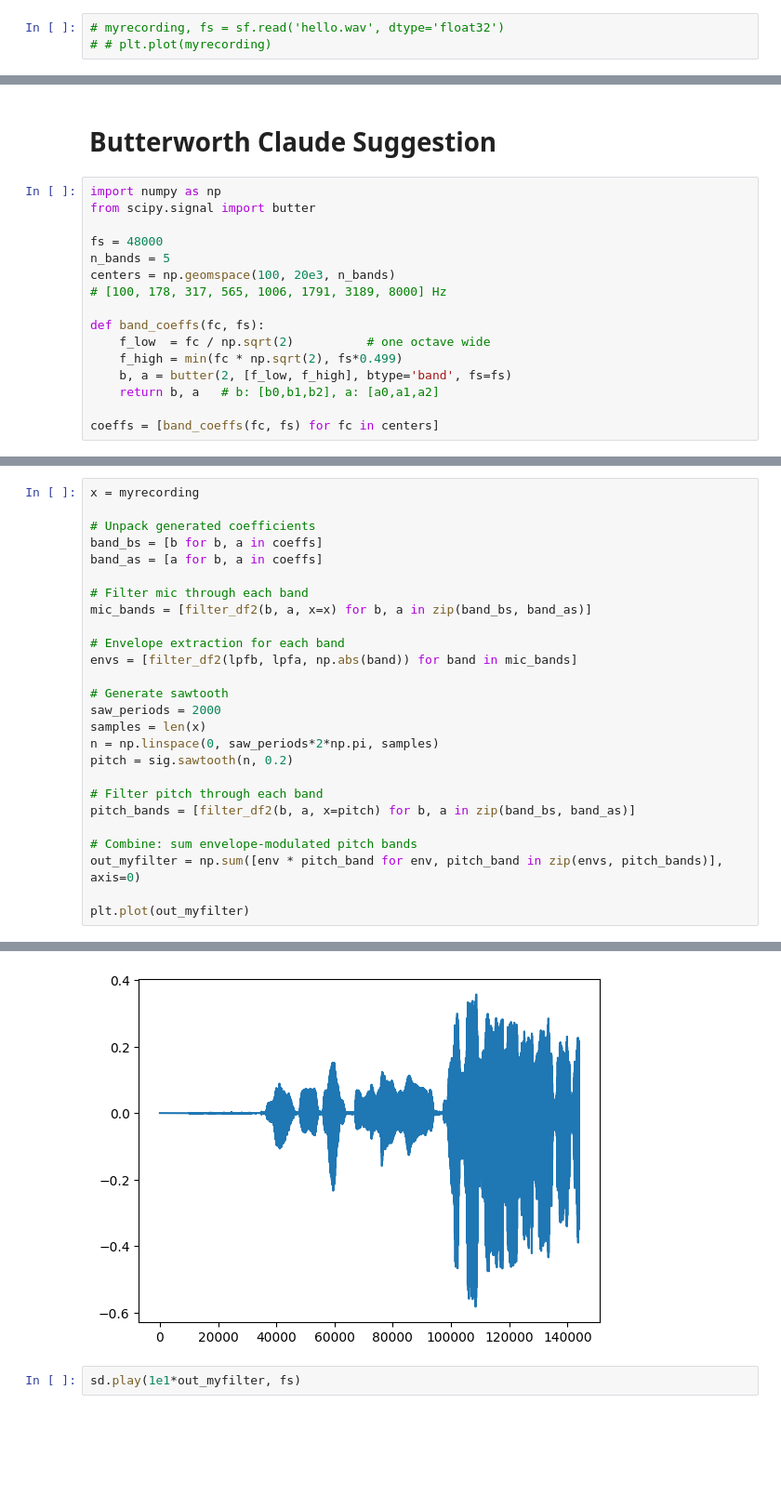
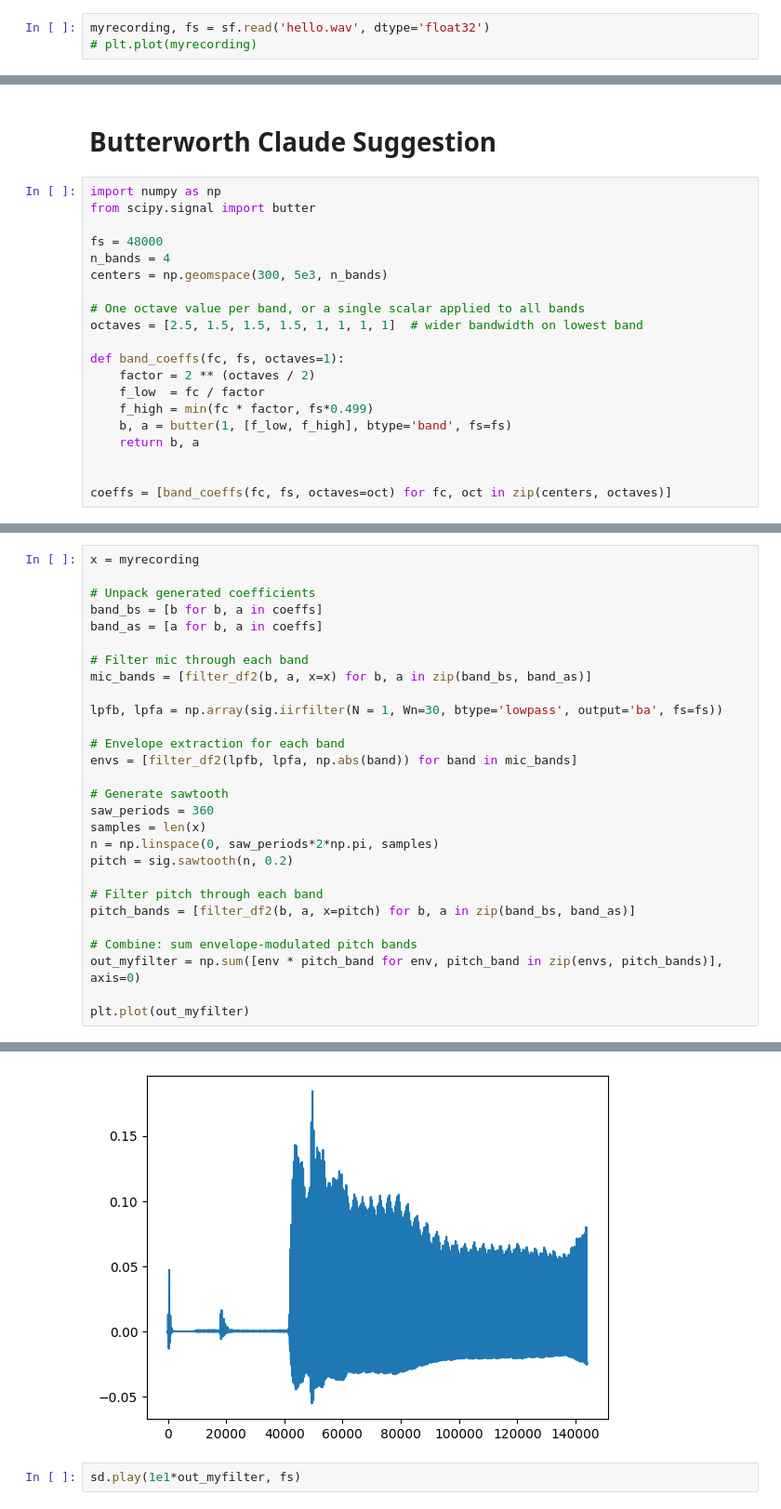
Before and after one commit to jaimepryor0/ttsky-verilog-template-workshop, a Jupyter notebook: src/vocoder_model_iir.ipynb, the cells around one changed output, grey strips where cells are left out. Shown at 93% size. Drawn from its saved outputs; the diff is of its cells as text; blank space fills up the shorter version.

Commit message:
Claude-contributed changes including butterworth filter implementation and plots to assess stability

```diff
--- a/src/vocoder_model_iir.ipynb
+++ b/src/vocoder_model_iir.ipynb
@@ -21,8 +22,8 @@ plt.plot(myrecording)
 # %% [markdown]
 Read in test signal
 # %%
-# myrecording, fs = sf.read('hello.wav', dtype='float32')
-# # plt.plot(myrecording)
+myrecording, fs = sf.read('hello.wav', dtype='float32')
+# plt.plot(myrecording)
 # %%
 # Create a test sinusoid
 f0 = 60
@@ -190,14 +193,18 @@ import numpy as np
 from scipy.signal import butter
 
 fs = 48000
-n_bands = 5
-centers = np.geomspace(100, 20e3, n_bands)
-# [100, 178, 317, 565, 1006, 1791, 3189, 8000] Hz
+n_bands = 4
+centers = np.geomspace(300, 5e3, n_bands)
 
-def band_coeffs(fc, fs):
-    f_low  = fc / np.sqrt(2)          # one octave wide
-    f_high = min(fc * np.sqrt(2), fs*0.499)
-    b, a = butter(2, [f_low, f_high], btype='band', fs=fs)
-    return b, a   # b: [b0,b1,b2], a: [a0,a1,a2]
+# One octave value per band, or a single scalar applied to all bands
+octaves = [2.5, 1.5, 1.5, 1.5, 1, 1, 1, 1]  # wider bandwidth on lowest band
 
-coeffs = [band_coeffs(fc, fs) for fc in centers]
+def band_coeffs(fc, fs, octaves=1):
+    factor = 2 ** (octaves / 2)
+    f_low  = fc / factor
+    f_high = min(fc * factor, fs*0.499)
+    b, a = butter(1, [f_low, f_high], btype='band', fs=fs)
+    return b, a
+
+
+coeffs = [band_coeffs(fc, fs, octaves=oct) for fc, oct in zip(centers, octaves)]
@@ -204,32 +215,34 @@ coeffs = [band_coeffs(fc, fs) for fc in centers]
 # %%
 x = myrecording
 
 # Unpack generated coefficients
 band_bs = [b for b, a in coeffs]
 band_as = [a for b, a in coeffs]
 
 # Filter mic through each band
 mic_bands = [filter_df2(b, a, x=x) for b, a in zip(band_bs, band_as)]
 
+lpfb, lpfa = np.array(sig.iirfilter(N = 1, Wn=30, btype='lowpass', output='ba', fs=fs))
+
 # Envelope extraction for each band
 envs = [filter_df2(lpfb, lpfa, np.abs(band)) for band in mic_bands]
 
 # Generate sawtooth
-saw_periods = 2000
+saw_periods = 360
 samples = len(x)
 n = np.linspace(0, saw_periods*2*np.pi, samples)
 pitch = sig.sawtooth(n, 0.2)
 
 # Filter pitch through each band
 pitch_bands = [filter_df2(b, a, x=pitch) for b, a in zip(band_bs, band_as)]
 
 # Combine: sum envelope-modulated pitch bands
 out_myfilter = np.sum([env * pitch_band for env, pitch_band in zip(envs, pitch_bands)], axis=0)
 
 plt.plot(out_myfilter)
 # %% [output]
 [<matplotlib.lines.Line2D at 0x...>]
-[figure, old version]
+[figure, new version]
 # %%
 sd.play(1e1*out_myfilter, fs)
 # %%
```
Also changed, not shown: parts of 15 cells of this notebook.
